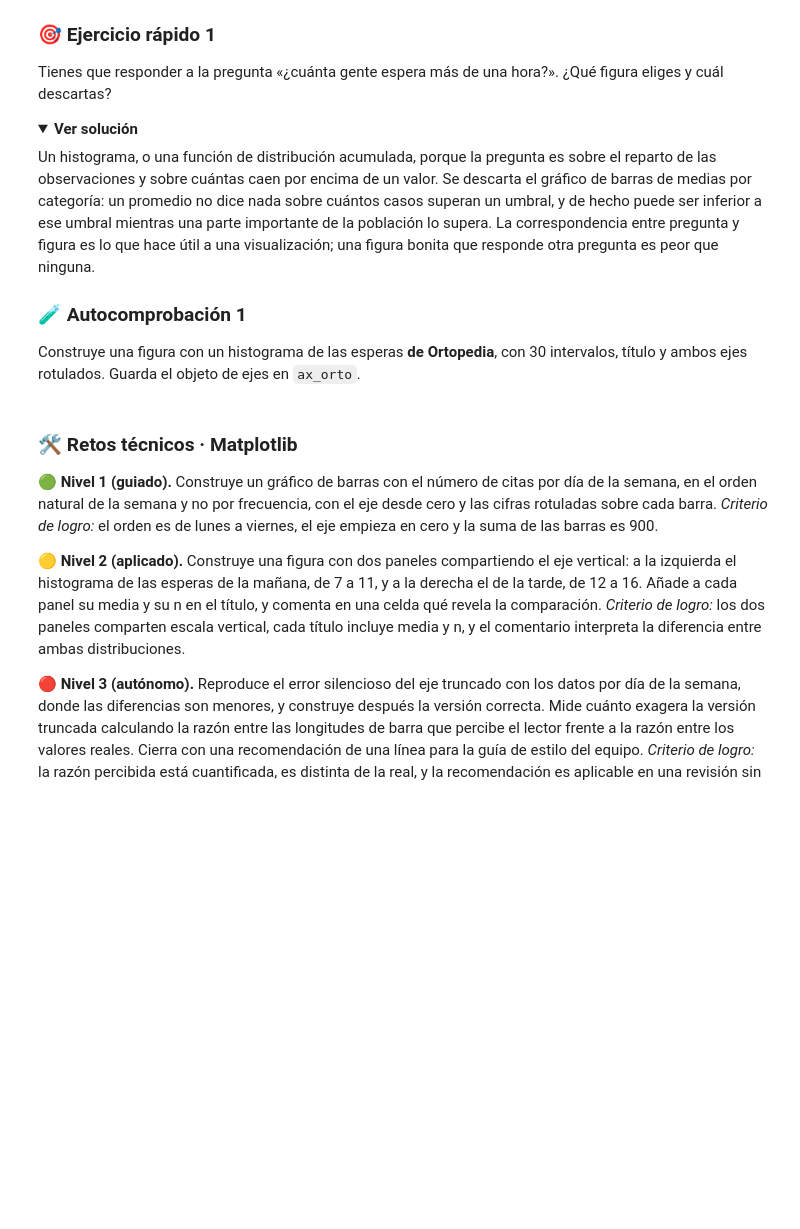
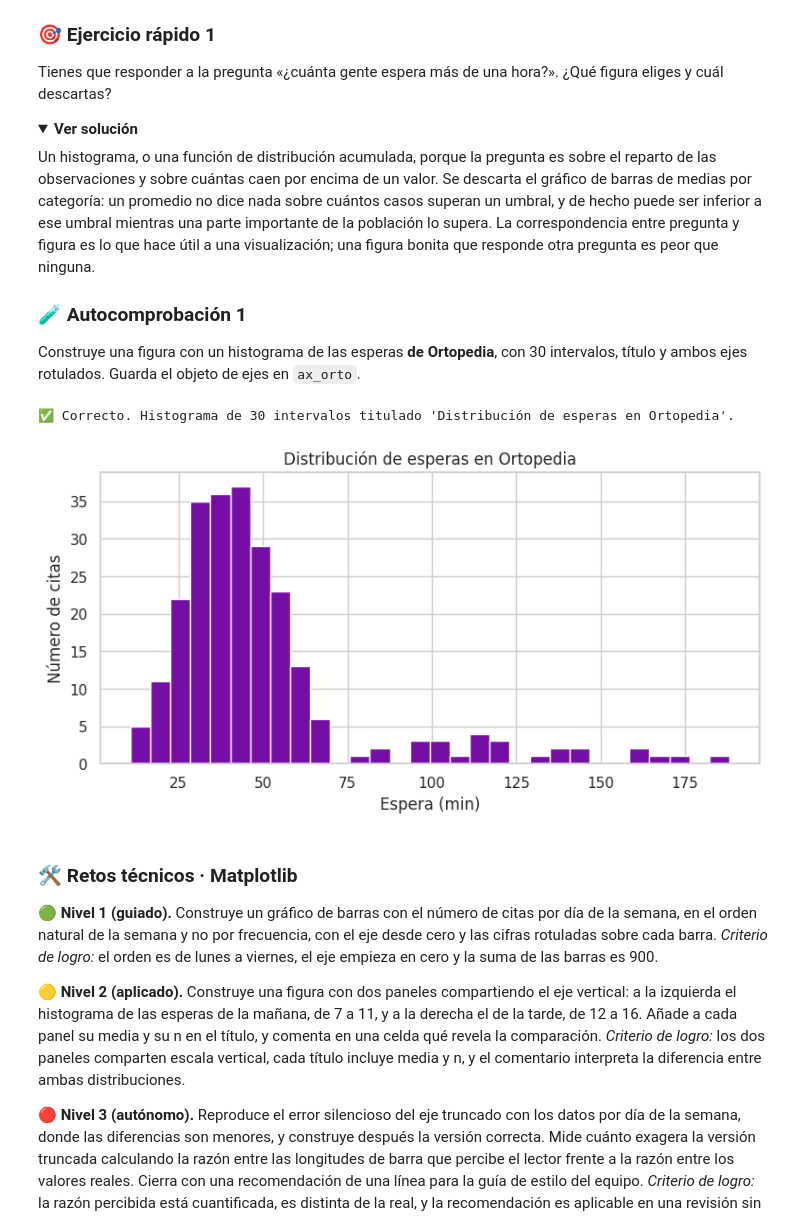
Before and after one commit to FABIANXD04/Ciencia-de-Datos, a Jupyter notebook: APP_M2_Python_1.ipynb, the cells around one changed output. Saved outputs shown, nothing was run; the diff lists cells and outputs as text; code cells hidden in the pictures; folded sections open; blank space fills up the shorter version.

```diff
--- a/APP_M2_Python_1.ipynb
+++ b/APP_M2_Python_1.ipynb
@@ -1000,5 +1398,6 @@ La celda siguiente pretende registrar una corrección sobre la primera cita y fa
 cita_original = citas[0]
 print("Antes  :", cita_original)
 
-cita_original[0] = cita_original[0] + 5     # la espera se subestimó en 5 minutos
-print("Después:", cita_original)
+espera, especialidad, hora, dia = cita_original
+cita_corregida = (espera + 5, especialidad, hora, dia)
+print("Después:", cita_corregida)
@@ -1223,8 +1722,17 @@ Porque la multiplicación repite referencias en ambos casos, y lo que cambia es
 Construye la matriz `matriz_dias` con una fila por especialidad y una columna por día de la semana, con el conteo de citas en cada casilla. Usa las listas `ESPEC` y `DIAS` para el orden de filas y columnas.
 # %%
 # ESCRIBE TU CÓDIGO AQUÍ
-matriz_dias = None
+HORAS = sorted(set(horas))
+ESPEC = sorted(set(especialidades))
 
+conteo = []
+for _ in ESPEC:
+    conteo.append([0] * len(HORAS))
+
+for espera, especialidad, hora, dia in citas:
+    f = ESPEC.index(especialidad)
+    c = HORAS.index(hora)
+    conteo[f][c] += 1
 
 # --- No modifiques nada por debajo de esta línea ----------------------
 _esp = sorted(set(especialidades))
@@ -2134,8 +3320,12 @@ Solo cuando todos los grupos tienen exactamente el mismo número de observacione
 Construye `media_por_dia`, un diccionario con la espera media de cada día de la semana, y guarda en `dia_peor` el día con la media más alta.
 # %%
 # ESCRIBE TU CÓDIGO AQUÍ
-media_por_dia = None
-dia_peor = None
+media_por_dia = {}
+for dia in set(dias):
+    esperas_dia = [c[0] for c in citas if c[3] == dia]
+    media_por_dia[dia] = sum(esperas_dia) / len(esperas_dia)
+
+dia_peor = max(media_por_dia, key=media_por_dia.get)
 
 
 # --- No modifiques nada por debajo de esta línea ----------------------
@@ -2385,6 +3729,6 @@ La celda siguiente intenta guardar en un conjunto las combinaciones de especiali
 # %%
 vistas = set()
 for espera, especialidad, hora, dia in citas[:10]:
-    vistas.add([especialidad, hora])
+    vistas.add((especialidad, hora))
 
 print("Combinaciones vistas:", len(vistas))
@@ -3348,24 +5163,32 @@ Construye una figura con un histograma de las esperas **de Ortopedia**, con 30 i
 # %%
 import matplotlib.pyplot as plt
 import numpy as np
 
 # ESCRIBE TU CÓDIGO AQUÍ
-ax_orto = None
+fig, ax_orto = plt.subplots(figsize=(9, 4))
+esperas_ortopedia = esperas_np[especialidades_np == "Ortopedia"]
+ax_orto.hist(esperas_ortopedia, bins=30, color="#750ea5")
+ax_orto.set_title("Distribución de esperas en Ortopedia")
+ax_orto.set_xlabel("Espera (min)")
+ax_orto.set_ylabel("Número de citas")
 
 
 # --- No modifiques nada por debajo de esta línea ----------------------
 if ax_orto is None:
     print("❌ Todavía no creaste la figura. Recuerda: fig, ax_orto = plt.subplots()")
 elif not hasattr(ax_orto, "patches"):
     print("❌ ax_orto no parece un objeto de ejes de Matplotlib.")
 elif len(ax_orto.patches) != 30:
     print("❌ El histograma tiene", len(ax_orto.patches), "barras y debería tener 30.")
 elif not ax_orto.get_title():
     print("❌ Falta el título de la figura.")
 elif not ax_orto.get_xlabel() or not ax_orto.get_ylabel():
     print("❌ Falta rotular alguno de los dos ejes.")
 else:
     print(f"✅ Correcto. Histograma de 30 intervalos titulado '{ax_orto.get_title()}'.")
+# %% [output]
+✅ Correcto. Histograma de 30 intervalos titulado 'Distribución de esperas en Ortopedia'.
+[figure, added]
 # %% [markdown]
 ### 🛠️ Retos técnicos · Matplotlib
 
```
Also changed, not shown: parts of 164 cells of this notebook.
